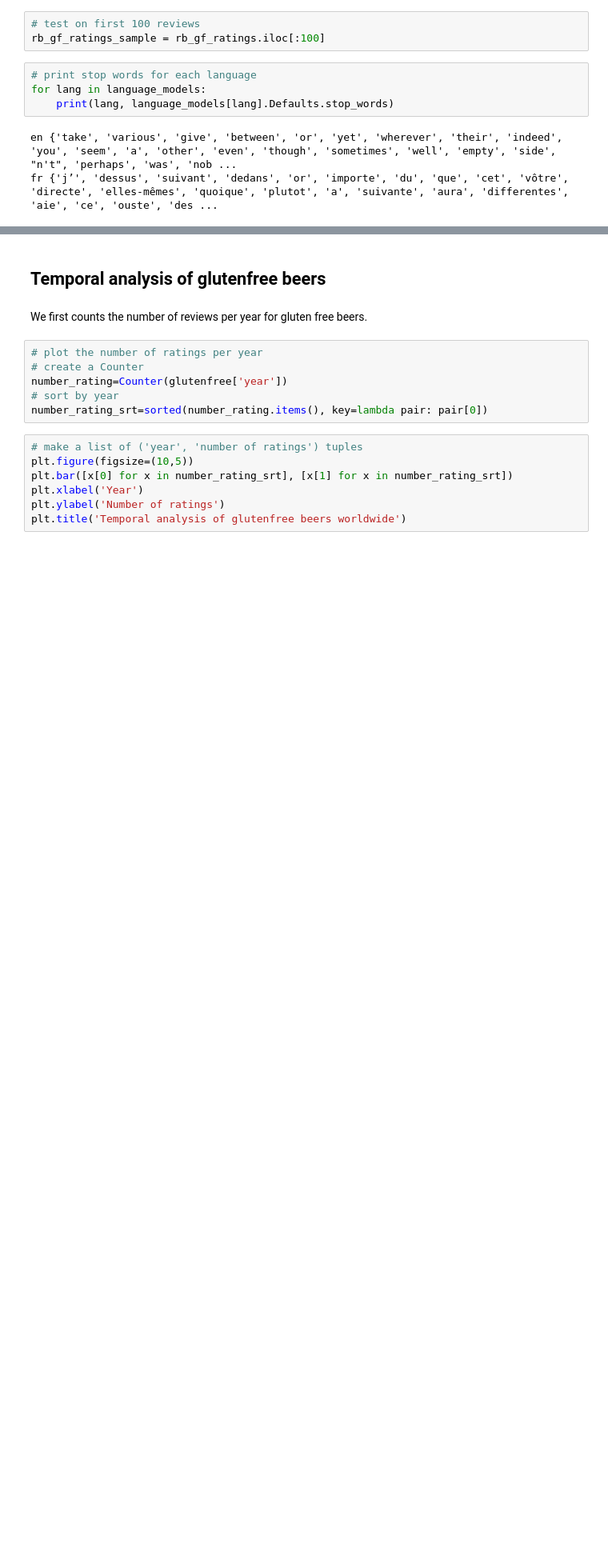
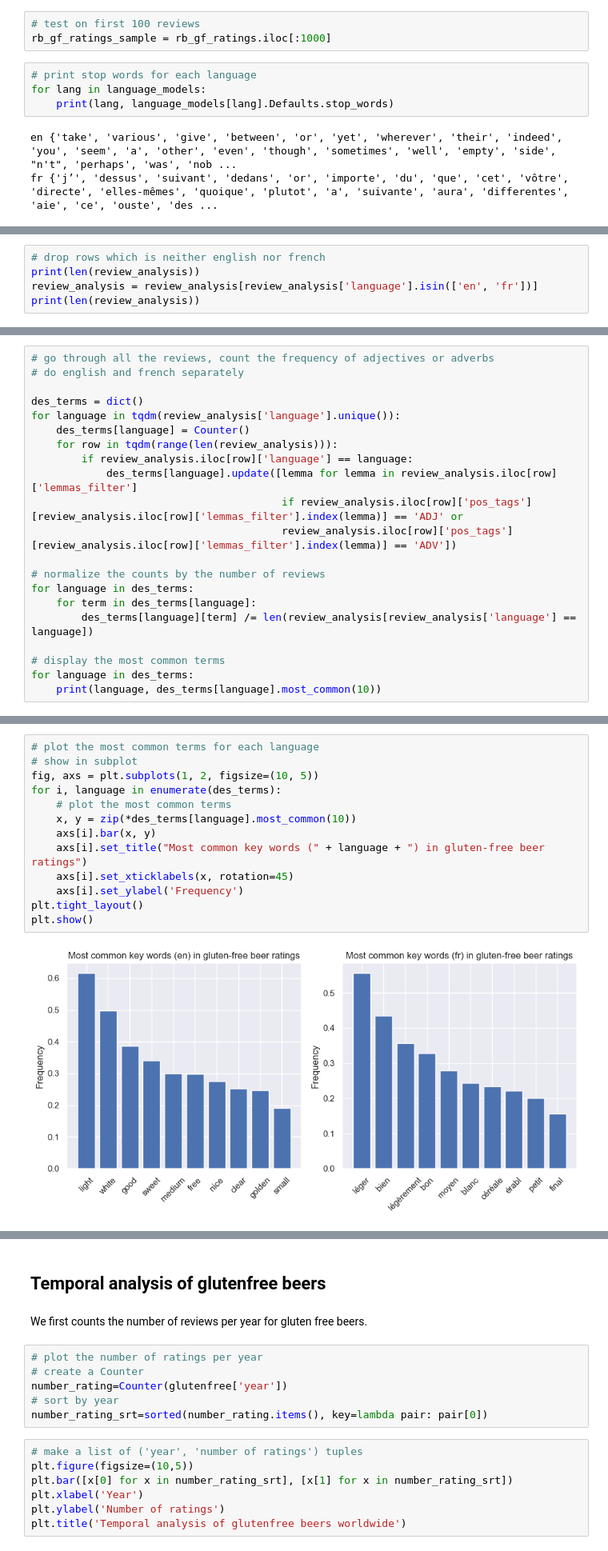
Before and after one commit to epfl-ada/ada-2023-project-adarescueteam, a Jupyter notebook: code/P2_AfterMilestone.ipynb, the cells around one changed output, grey strips where cells are left out. Shown: that part at 80% size. Cells and saved outputs as stored; diff of their text form; blank space fills up the shorter version.

Commit message:
freq study after lemmatization

```diff
--- a/code/P2_AfterMilestone.ipynb
+++ b/code/P2_AfterMilestone.ipynb
@@ -635,7 +635,7 @@ language_models = {
 rb_gf_ratings = pd.read_csv(os.path.join(DATA_RateBeer, 'rb_gf_ratings.csv'), low_memory=False, encoding='utf-8')
 # %%
 # test on first 100 reviews
-rb_gf_ratings_sample = rb_gf_ratings.iloc[:100]
+rb_gf_ratings_sample = rb_gf_ratings.iloc[:1000]
 # %%
 # print stop words for each language
 for lang in language_models:
@@ -717,0 +714,5 @@ adjectives_freq.most_common(20)
+# %%
+# drop rows which is neither english nor french
+print(len(review_analysis))
+review_analysis = review_analysis[review_analysis['language'].isin(['en', 'fr'])]
+print(len(review_analysis))
@@ -717,0 +724,21 @@ adjectives_freq.most_common(20)
+# %%
+# go through all the reviews, count the frequency of adjectives or adverbs
+# do english and french separately
+
+des_terms = dict()
+for language in tqdm(review_analysis['language'].unique()):
+    des_terms[language] = Counter()
+    for row in tqdm(range(len(review_analysis))):
+        if review_analysis.iloc[row]['language'] == language:
+            des_terms[language].update([lemma for lemma in review_analysis.iloc[row]['lemmas_filter']
+                                        if review_analysis.iloc[row]['pos_tags'][review_analysis.iloc[row]['lemmas_filter'].index(lemma)] == 'ADJ' or
+                                        review_analysis.iloc[row]['pos_tags'][review_analysis.iloc[row]['lemmas_filter'].index(lemma)] == 'ADV'])
+
+# normalize the counts by the number of reviews
+for language in des_terms:
+    for term in des_terms[language]:
+        des_terms[language][term] /= len(review_analysis[review_analysis['language'] == language])
+
+# display the most common terms
+for language in des_terms:
+    print(language, des_terms[language].most_common(10))
@@ -717,0 +748,15 @@ adjectives_freq.most_common(20)
+# %%
+# plot the most common terms for each language
+# show in subplot
+fig, axs = plt.subplots(1, 2, figsize=(10, 5))
+for i, language in enumerate(des_terms):
+    # plot the most common terms
+    x, y = zip(*des_terms[language].most_common(10))
+    axs[i].bar(x, y)
+    axs[i].set_title("Most common key words (" + language + ") in gluten-free beer ratings")
+    axs[i].set_xticklabels(x, rotation=45)
+    axs[i].set_ylabel('Frequency')
+plt.tight_layout()
+plt.show()
+# %% [output]
+[figure, added]
```
Also changed, not shown: parts of 10 cells of this notebook.
